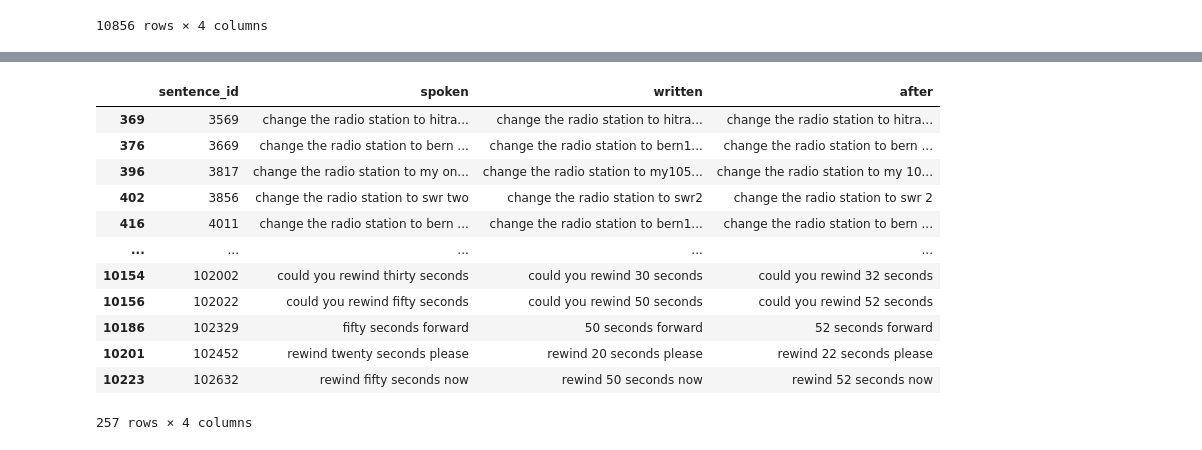
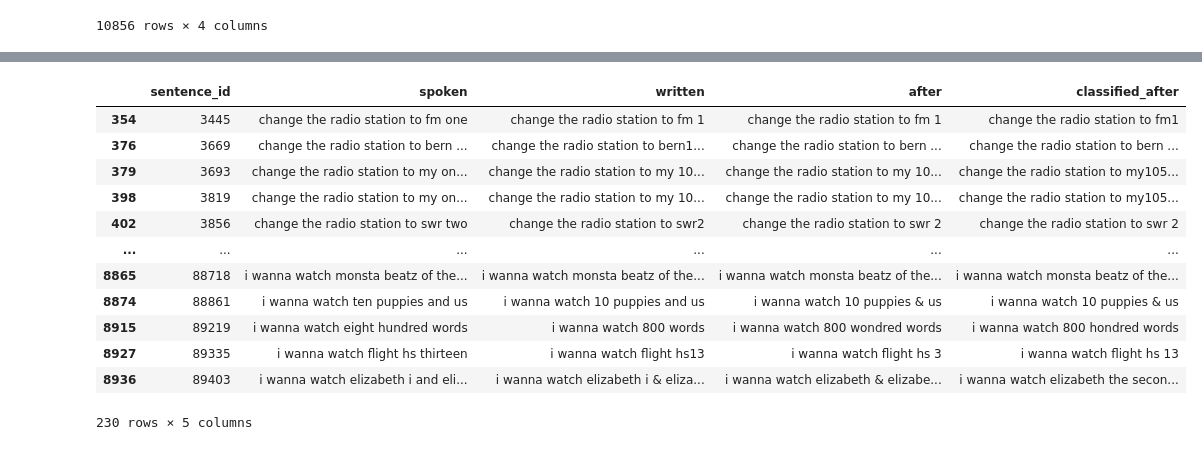
Before and after one commit to sting1000/generator, a Jupyter notebook: ner.ipynb, the cells around one changed output, grey strips where cells are left out. Drawn from its saved outputs; the diff is of its cells as text; code cells hidden in the pictures.

Commit message:
evaluate on Nomalization model (combined)

```diff
--- a/ner.ipynb
+++ b/ner.ipynb
@@ -466,0 +417,8 @@ t
+# %%
+classified_data = pd.read_csv('pred_id.csv', header=None)
+classified_data.columns = ['sentence_id', 'written', 'tag']
+classified_data = classified_data[classified_data['written'] != '<sos>']
+classified_data['src_char'] = classified_data.written.apply(replace_space)
+classified_data['tgt_char'] = classified_data['src_char']
+make_src_tgt(classified_data[classified_data.tag != 'O'], 'test', data_output_dir=Path('./ner/data'), encoder_level='char', decoder_level='char')
+classified_data
@@ -466,0 +440,7 @@ t
+# %%
+test_pred = pd.read_csv('ner/data/src_test_pred.txt', sep="\n", header=None, skip_blank_lines=False)
+test_pred = test_pred.fillna('')
+test_pred.columns = ["prediction_char"]
+test_pred['prediction_token'] = test_pred["prediction_char"].apply(recover_space)
+test_pred['src']= pd.read_csv('ner/data/src_test.txt', sep="\n", header=None, skip_blank_lines=False)[0].apply(recover_space)
+test_pred
@@ -466,0 +461,12 @@ t
+# %%
+# Evaluate Normalization
+id_tobenormalized = classified_data.index[classified_data['tag']=='B'].tolist()
+id_remainself = classified_data.index[classified_data['tag']=='O'].tolist()
+print('Tokens to be normalized : {}'.format(len(id_tobenormalized)))
+print('Tokens to remain self : {}'.format(len(id_remainself)))
+classified_data['after'] = ''
+classified_data.loc[id_tobenormalized, 'after'] = test_pred['prediction_token'].tolist()
+classified_data.loc[id_remainself, 'after'] = classified_data.loc[id_remainself, 'written']
+classified_res = classified_data.groupby(['sentence_id'], as_index = False).agg({'written': ' '.join, 'after': ' '.join})
+t['classified_after'] = classified_res['after']
+t
@@ -467,16 +489,16 @@ t
 # %%
-t[t.written != t.after]
+t[t['written'] != t['classified_after']]
 # %% [output]
-|  | sentence_id | spoken | written | after |
-| 369 | 3569 | change the radio station to hitra... | change the radio station to hitra... | change the radio station to hitra... |
-| 376 | 3669 | change the radio station to bern ... | change the radio station to bern1... | change the radio station to bern ... |
-| 396 | 3817 | change the radio station to my on... | change the radio station to my105... | change the radio station to my 10... |
-| 402 | 3856 | change the radio station to swr two | change the radio station to swr2 | change the radio station to swr 2 |
-| 416 | 4011 | change the radio station to bern ... | change the radio station to bern1... | change the radio station to bern ... |
-| ... | ... | ... | ... | ... |
-| 10154 | 102002 | could you rewind thirty seconds | could you rewind 30 seconds | could you rewind 32 seconds |
-| 10156 | 102022 | could you rewind fifty seconds | could you rewind 50 seconds | could you rewind 52 seconds |
-| 10186 | 102329 | fifty seconds forward | 50 seconds forward | 52 seconds forward |
-| 10201 | 102452 | rewind twenty seconds please | rewind 20 seconds please | rewind 22 seconds please |
-| 10223 | 102632 | rewind fifty seconds now | rewind 50 seconds now | rewind 52 seconds now |
+|  | sentence_id | spoken | written | after | classified_after |
+| 354 | 3445 | change the radio station to fm one | change the radio station to fm 1 | change the radio station to fm 1 | change the radio station to fm1 |
+| 376 | 3669 | change the radio station to bern ... | change the radio station to bern1... | change the radio station to bern ... | change the radio station to bern ... |
+| 379 | 3693 | change the radio station to my on... | change the radio station to my 10... | change the radio station to my 10... | change the radio station to my105... |
+| 398 | 3819 | change the radio station to my on... | change the radio station to my 10... | change the radio station to my 10... | change the radio station to my105... |
+| 402 | 3856 | change the radio station to swr two | change the radio station to swr2 | change the radio station to swr 2 | change the radio station to swr 2 |
+| ... | ... | ... | ... | ... | ... |
+| 8865 | 88718 | i wanna watch monsta beatz of the... | i wanna watch monsta beatz of the... | i wanna watch monsta beatz of the... | i wanna watch monsta beatz of the... |
+| 8874 | 88861 | i wanna watch ten puppies and us | i wanna watch 10 puppies and us | i wanna watch 10 puppies & us | i wanna watch 10 puppies & us |
+| 8915 | 89219 | i wanna watch eight hundred words | i wanna watch 800 words | i wanna watch 800 wondred words | i wanna watch 800 hondred words |
+| 8927 | 89335 | i wanna watch flight hs thirteen | i wanna watch flight hs13 | i wanna watch flight hs 3 | i wanna watch flight hs 13 |
+| 8936 | 89403 | i wanna watch elizabeth i and eli... | i wanna watch elizabeth i & eliza... | i wanna watch elizabeth & elizabe... | i wanna watch elizabeth the secon... |
-257 rows × 4 columns
+230 rows × 5 columns
```
Also changed, not shown: parts of 7 cells of this notebook, 1 other file.
